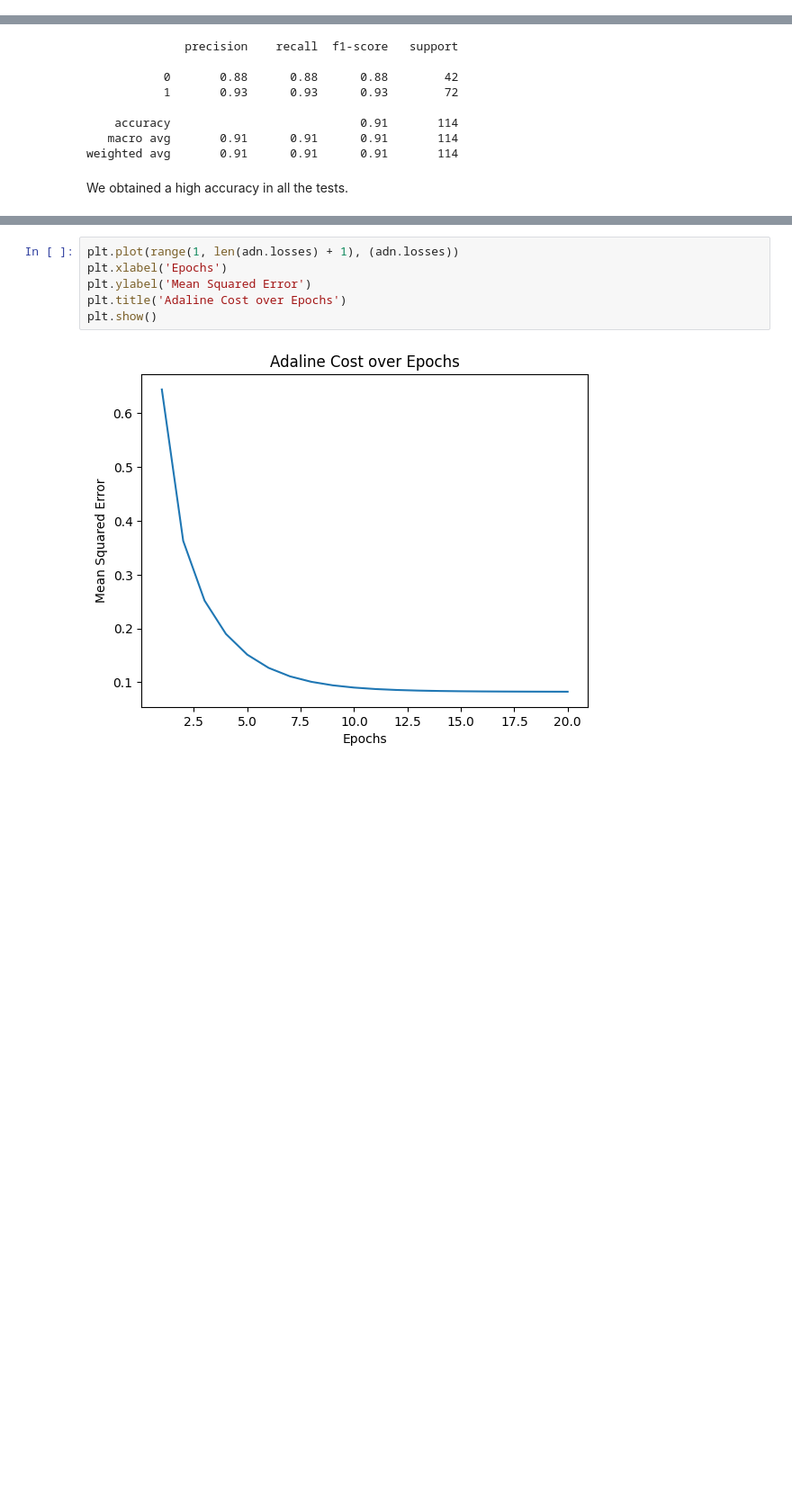
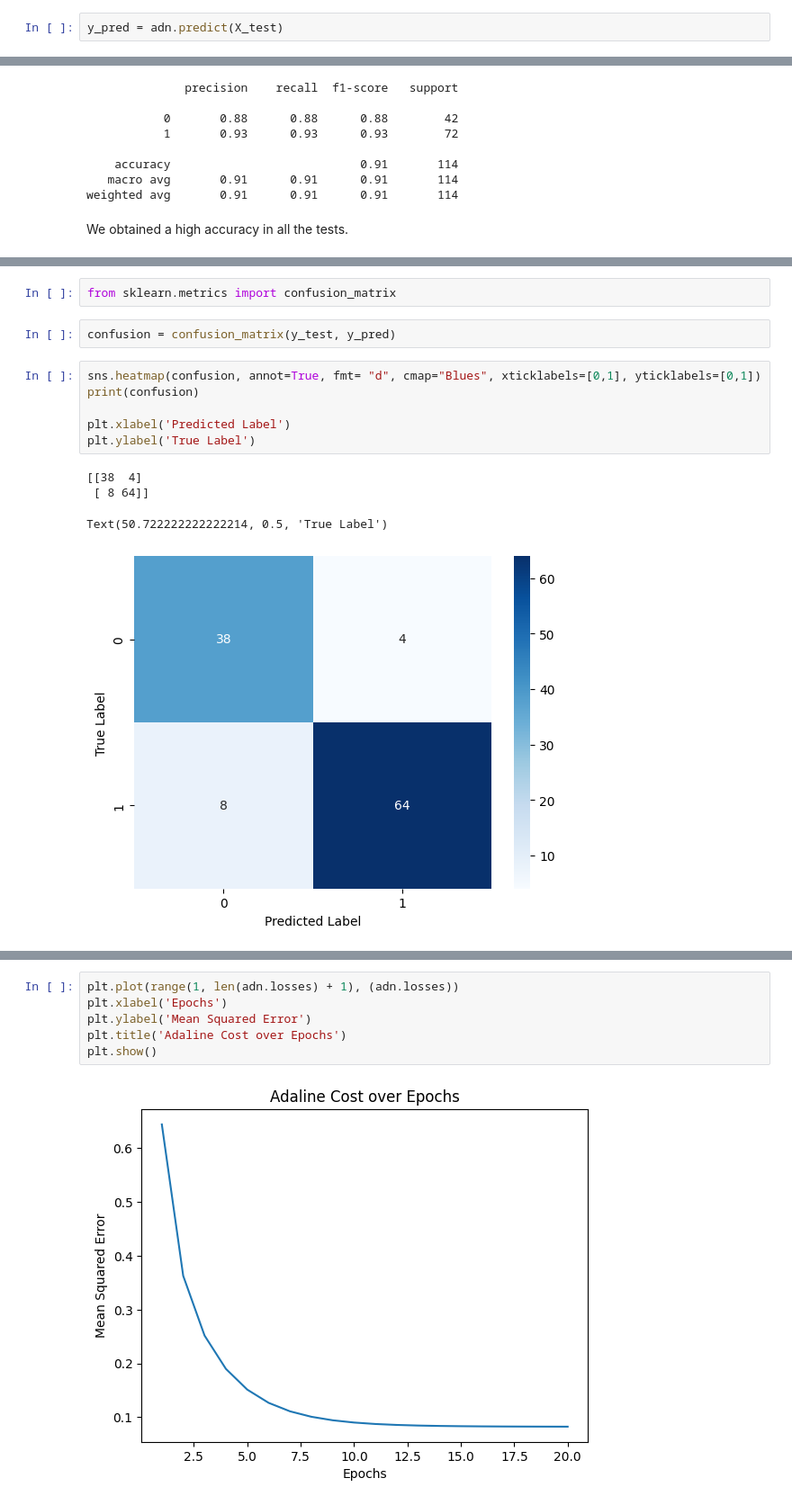
Before and after one commit to AngelX62/Comparing-ML-Models, a Jupyter notebook: main.ipynb, the cells around one changed output, grey strips where cells are left out. Shown at 90% size. Cells and saved outputs as stored; diff of their text form; blank space fills up the shorter version.

```diff
--- a/main.ipynb
+++ b/main.ipynb
@@ -460,6 +460,8 @@ print("predictions", pred[:30])
 predictions [1 0 1 1 1 1 1 1 1 1 1 1 1 1 0 1 0 1 0 0 1 1 1 0 1 1 1 0 1 1]
 # %%
 from sklearn.metrics import classification_report
+# %%
+y_pred = adn.predict(X_test)
 # %%
 print(classification_report(y_test, y_pred))
 # %% [output]
@@ -475,0 +486,15 @@ We obtained a high accuracy in all the tests.
+# %%
+from sklearn.metrics import confusion_matrix
+# %%
+confusion = confusion_matrix(y_test, y_pred)
+# %%
+sns.heatmap(confusion, annot=True, fmt= "d", cmap="Blues", xticklabels=[0,1], yticklabels=[0,1])
+print(confusion)
+
+plt.xlabel('Predicted Label')
+plt.ylabel('True Label')
+# %% [output]
+[[38  4]
+ [ 8 64]]
+Text(50.722222222222214, 0.5, 'True Label')
+[figure, added]
```
Also changed, not shown: parts of 12 cells of this notebook.
